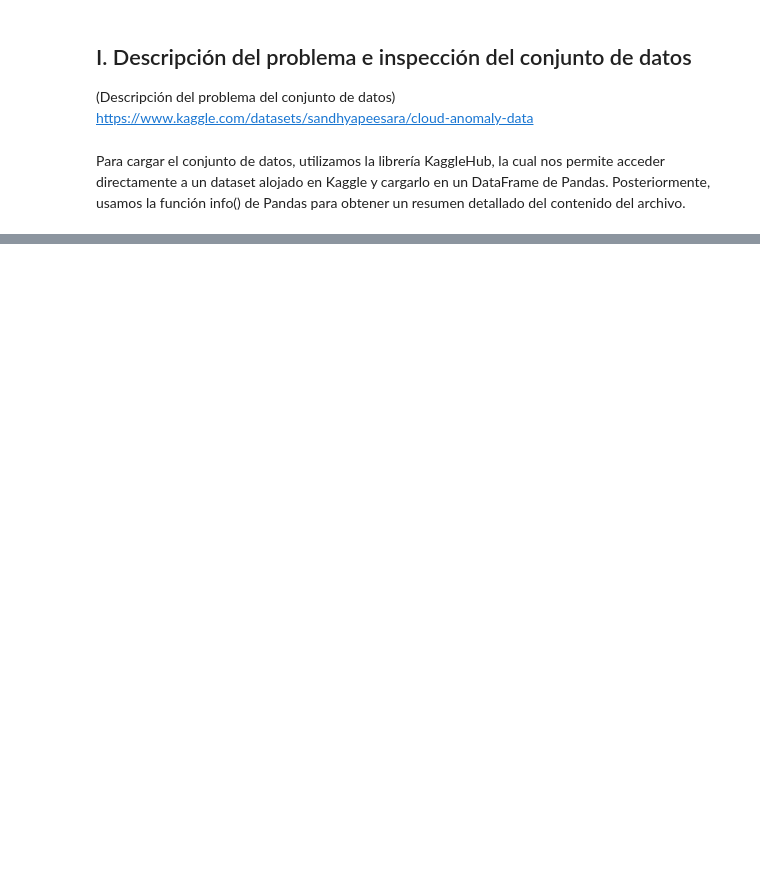
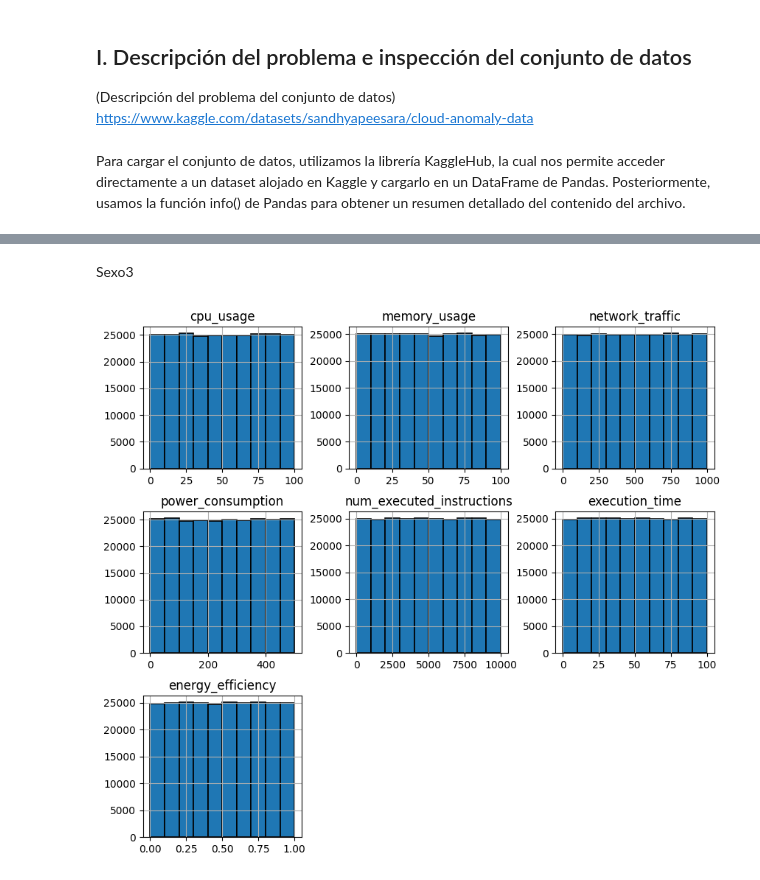
Before and after one commit to ErronBlood/CloudComputingAI, a Jupyter notebook: CloudComputingAI.ipynb, the cells around one changed output, grey strips where cells are left out. Cells and saved outputs as stored; diff of their text form; code cells hidden in the pictures; blank space fills up the shorter version.

```diff
--- a/CloudComputingAI.ipynb
+++ b/CloudComputingAI.ipynb
@@ -44,0 +91,11 @@ sexo
+# %% [markdown]
+Sexo3
+# %%
+#Histogramas de las variables predictoras
+anomalies_var = anomalies.drop(['Anomaly status'], axis=1)
+anomalies_var.hist(edgecolor='black', linewidth=1.2)
+fig=plt.gcf()
+fig.set_size_inches(10, 9)
+plt.show()
+# %% [output]
+[figure, added]
```
Also changed, not shown: parts of 11 cells of this notebook.
